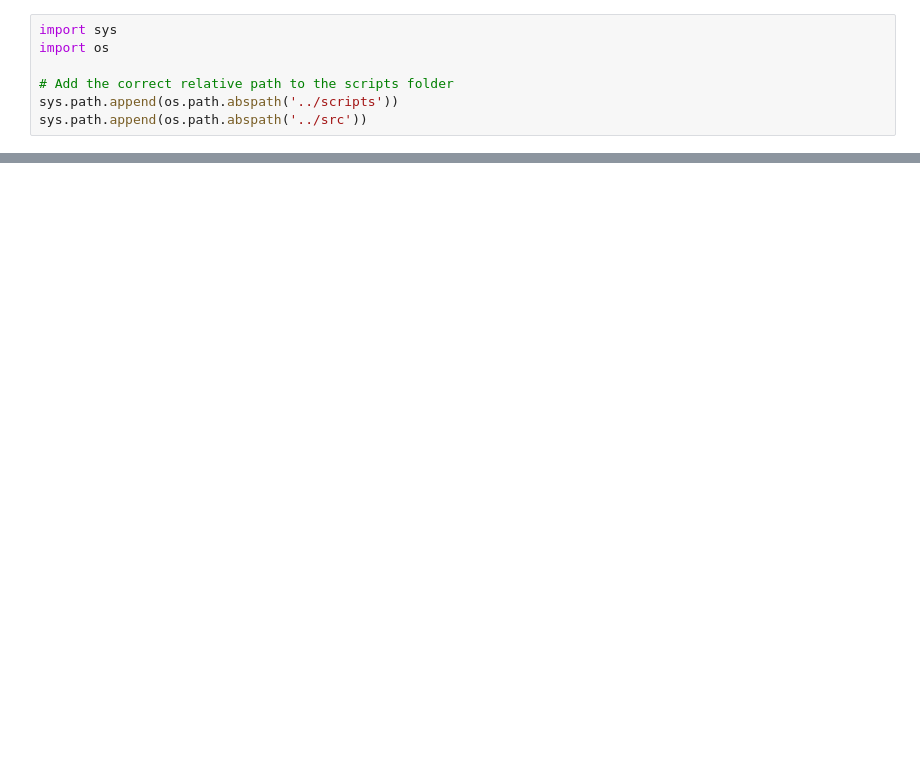
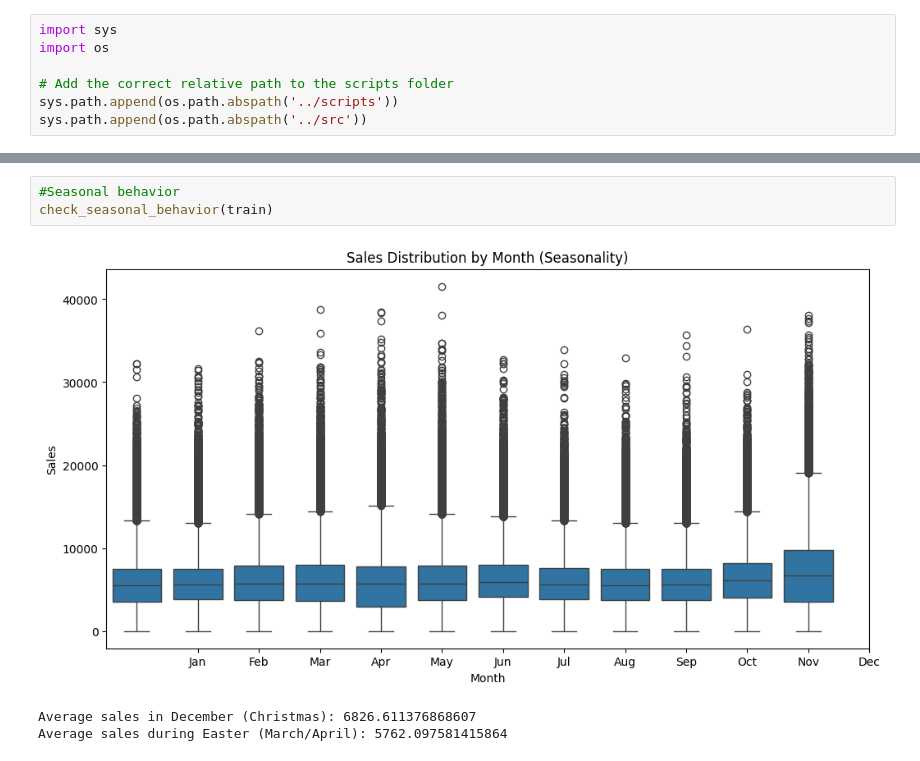
Before and after one commit to bef898/Pharmaceuticals-sales-prediction, a Jupyter notebook: notebooks/Eda.ipynb, the cells around one changed output, grey strips where cells are left out. Drawn from its saved outputs; the diff is of its cells as text; blank space fills up the shorter version.

```diff
--- a/notebooks/Eda.ipynb
+++ b/notebooks/Eda.ipynb
@@ -35,0 +87,7 @@ max    1.000000e+00   1.000000e+00
+# %%
+#Seasonal behavior
+check_seasonal_behavior(train)
+# %% [output]
+[figure, added]
+Average sales in December (Christmas): 6826.611376868607
+Average sales during Easter (March/April): 5762.097581415864
```
Also changed, not shown: parts of 20 cells of this notebook, 2 other files.
